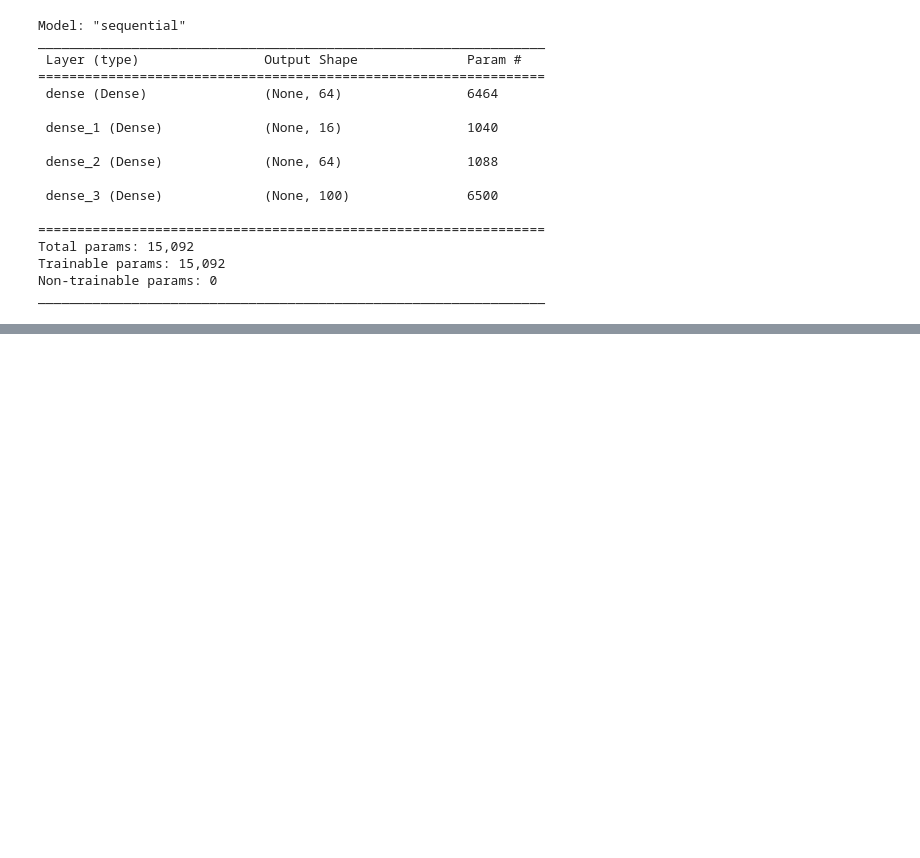
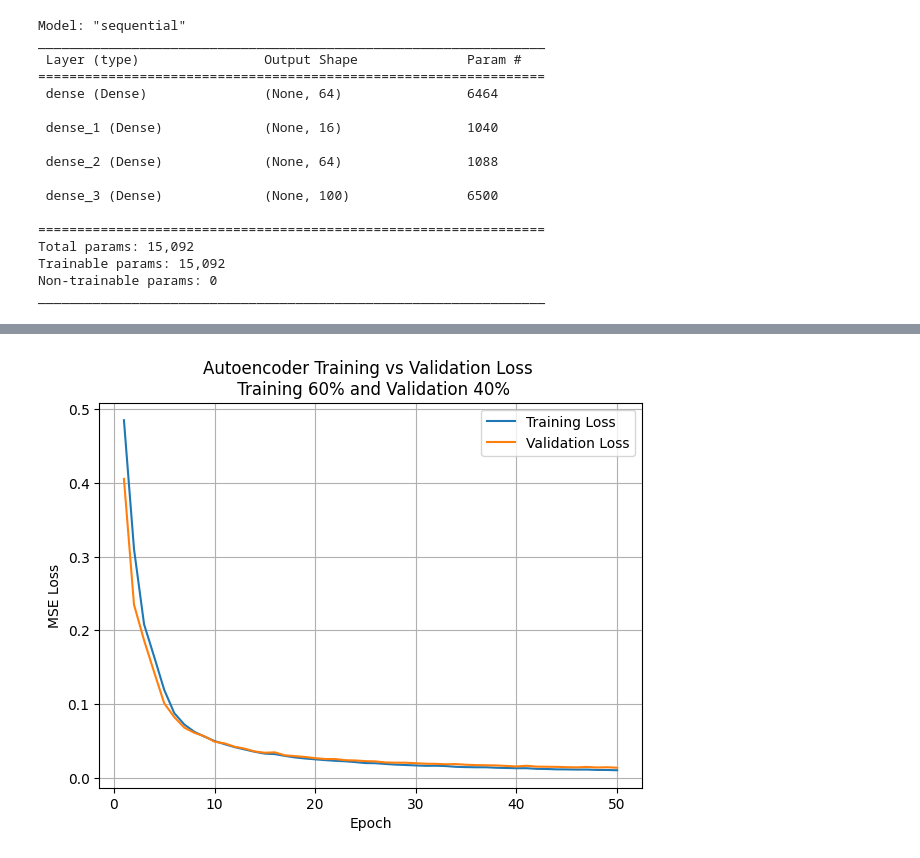
Before and after one commit to galih123star/computational2026, a Jupyter notebook: HW08/HW08.ipynb, the cells around one changed output, grey strips where cells are left out. Drawn from its saved outputs; the diff is of its cells as text; code cells hidden in the pictures; blank space fills up the shorter version.

```diff
--- a/HW08/HW08.ipynb
+++ b/HW08/HW08.ipynb
@@ -154,0 +248,13 @@ ss
+# %%
+history2 = autoencoder2.fit(
+    x_train2, y_train2,
+    epochs=50,
+    batch_size=128,
+    validation_data=(x_val2, y_val2),
+    verbose=1
+)
+
+# extract loss values for plotting
+train_loss2   = history2.history['loss'] # training loss per epoch
+val_loss2     = history2.history['val_loss'] # validation loss per epoch
+epochs_range2 = range(1, len(train_loss2) + 1)
@@ -154,0 +279,13 @@ ss
+# %%
+plt.figure(figsize=(7, 5))
+
+plt.plot(epochs_range2, train_loss2, label="Training Loss")
+plt.plot(epochs_range2, val_loss2, label="Validation Loss")
+
+plt.xlabel("Epoch")
+plt.ylabel("MSE Loss")
+plt.title("Autoencoder Training vs Validation Loss \n Training 60% and Validation 40%")
+plt.legend()
+plt.grid(True)
+# %% [output]
+[figure, added]
```
Also changed, not shown: parts of 14 cells of this notebook.
